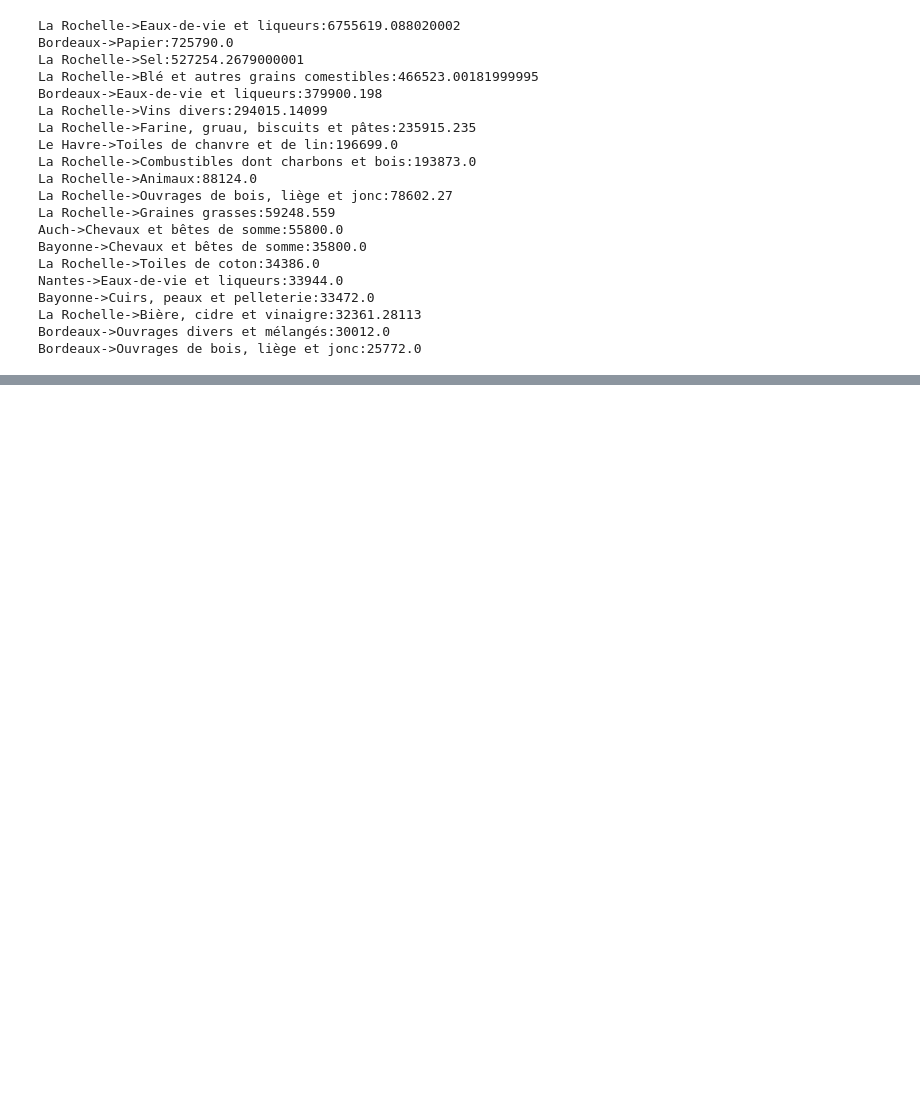
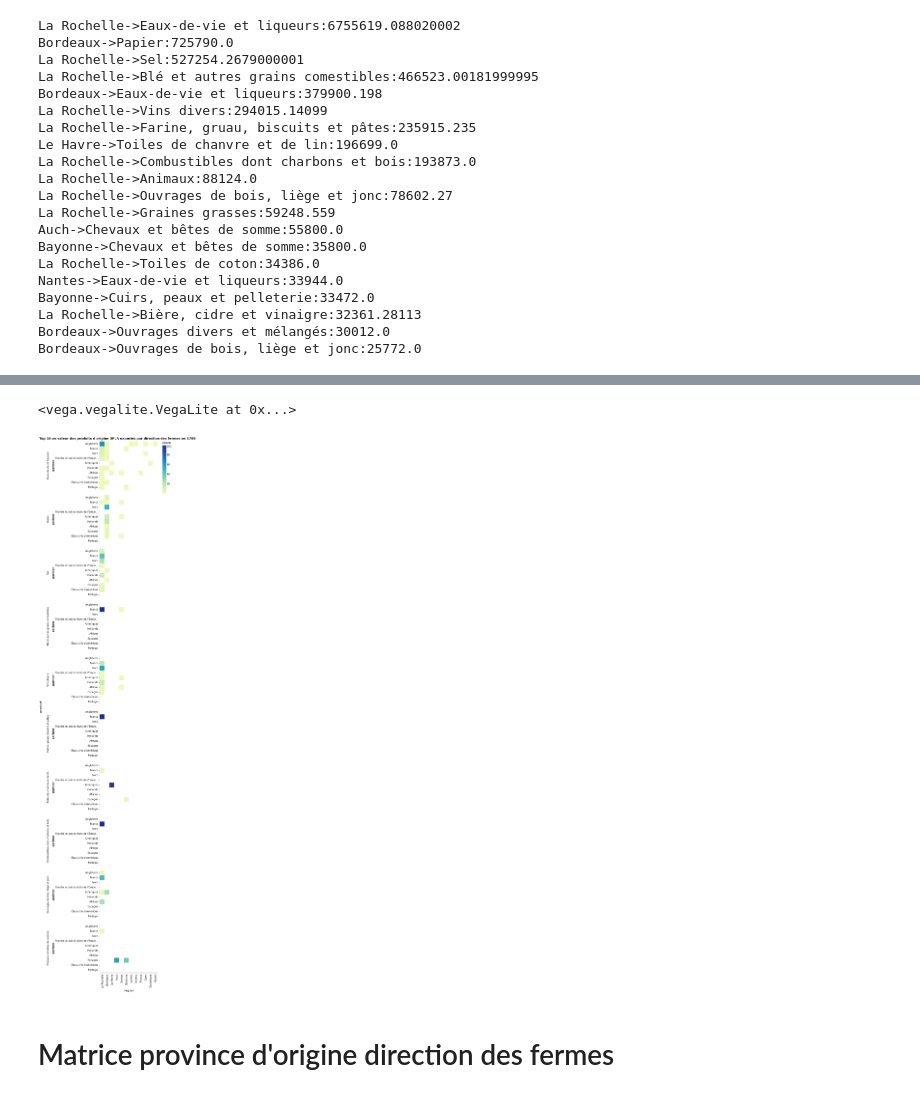
Before and after one commit to medialab/portic-datasprint-2021, a Jupyter notebook: productions/equipe_1/origines/origines.ipynb, the cells around one changed output, grey strips where cells are left out. Saved outputs shown, nothing was run; the diff lists cells and outputs as text; code cells hidden in the pictures; blank space fills up the shorter version.

Commit message:
added origine / province matrice

```diff
--- a/productions/equipe_1/origines/origines.ipynb
+++ b/productions/equipe_1/origines/origines.ipynb
@@ -314,0 +370,39 @@ VegaLite({
+# %%
+nb_top_value = 10
+top_products = [k for k,v in sorted(total_value_by_product.items(), key=lambda kv:kv[1], reverse=True)[:nb_top_value]]
+DFLR_products_partner_region_share = [dict(list(pd.items()) + [("share", 100*pd['value']/total_value_by_product[pd['product']])]) for pd in DFLR_product_region_partner if pd['product'] in top_products]
+
+VegaLite({
+  "title": f"Top {nb_top_value} en valeur des produits d'origine DFLR exportés par direction des fermes en 1789",
+  "mark": {"type":"rect", "tooltip": {"content": "data"}},
+  "encoding": {
+    "row":{"field":"product", "sort": {"op":"sum", "field":"value", "order": "descending"}},
+    "x": {
+      "field": "region",
+      "label": "Directions des fermes",
+      "type": "ordinal",
+      "sort": {"op":"sum", "field":"value", "order": "descending"}
+    },
+    "y": {
+      "label": f"Partenaire commercial",
+      "field":"partner",
+      "type": "ordinal",
+      "sort": {"op":"sum", "field":"value", "order": "descending"}
+    },
+    "color": {
+      "field": "share",
+      "type": "quantitative",
+      #"scale": {"type": "sqrt"}
+    }
+  },
+  "config": {
+    "view": {
+      "stroke": "transparent"
+    }
+  }
+}, pds.DataFrame(DFLR_products_partner_region_share))
+# %% [output]
+<vega.vegalite.VegaLite at 0x...>
+[figure, added]
+# %% [markdown]
+# Matrice province d'origine direction des fermes
```
Also changed, not shown: parts of 6 cells of this notebook.
